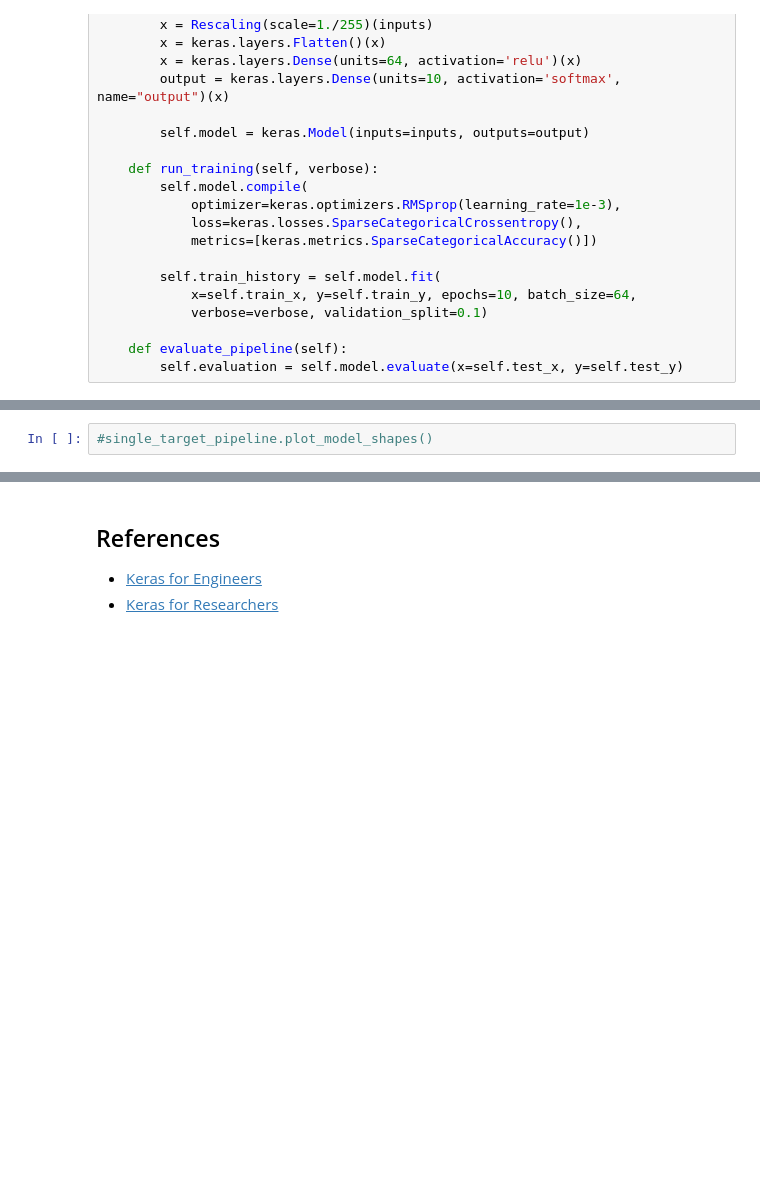
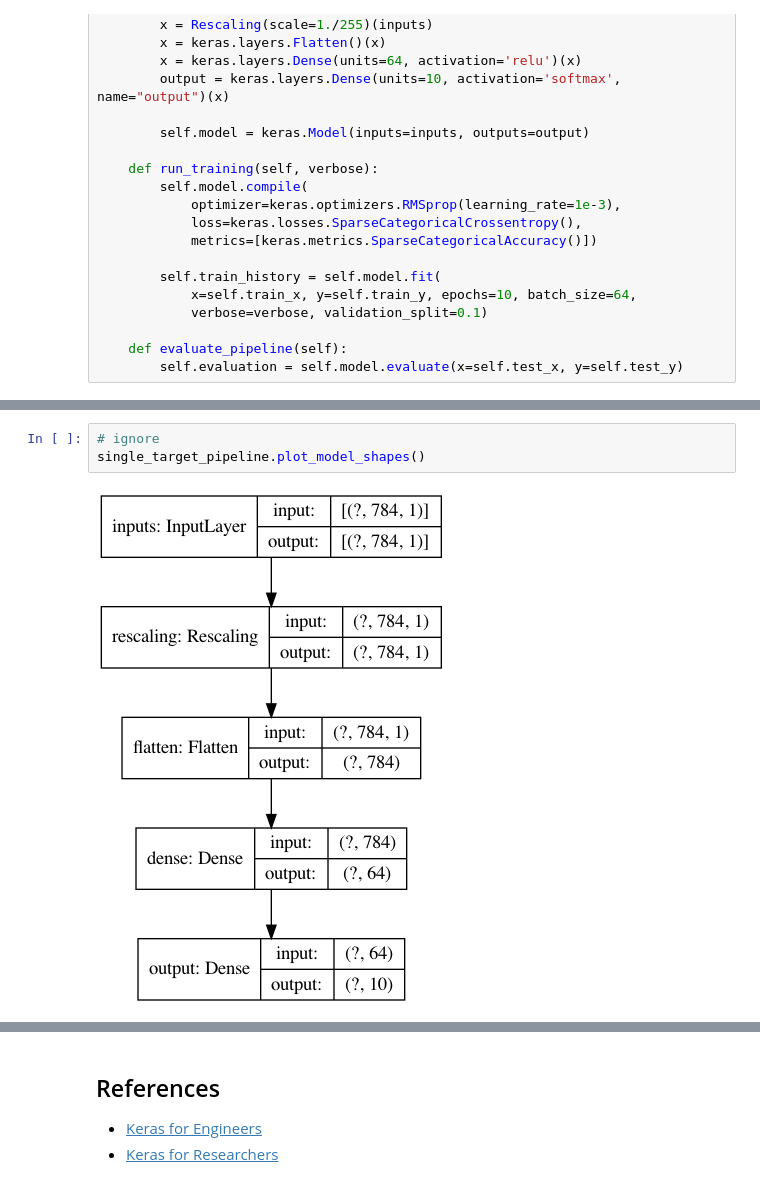
Before and after one commit to jovsa/jovsatools, a Jupyter notebook: notebooks/function_approximation.ipynb, the cells around one changed output, grey strips where cells are left out. Saved outputs shown, nothing was run; the diff lists cells and outputs as text; blank space fills up the shorter version.

```diff
--- a/notebooks/function_approximation.ipynb
+++ b/notebooks/function_approximation.ipynb
@@ -164,2 +164,5 @@ Epoch 5/10
 # %%
-#single_target_pipeline.plot_model_shapes()
+# ignore
+single_target_pipeline.plot_model_shapes()
+# %% [output]
+[figure, added]
```
Also changed, not shown: parts of 4 cells of this notebook, 1 other file.
